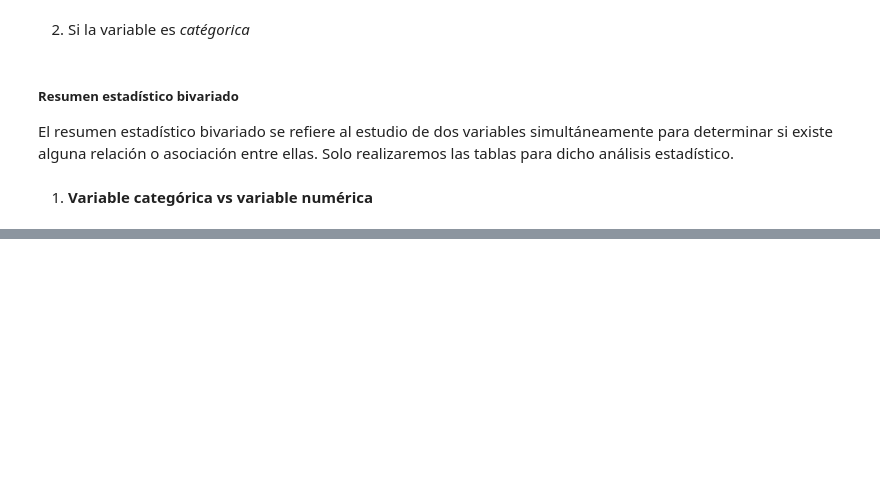
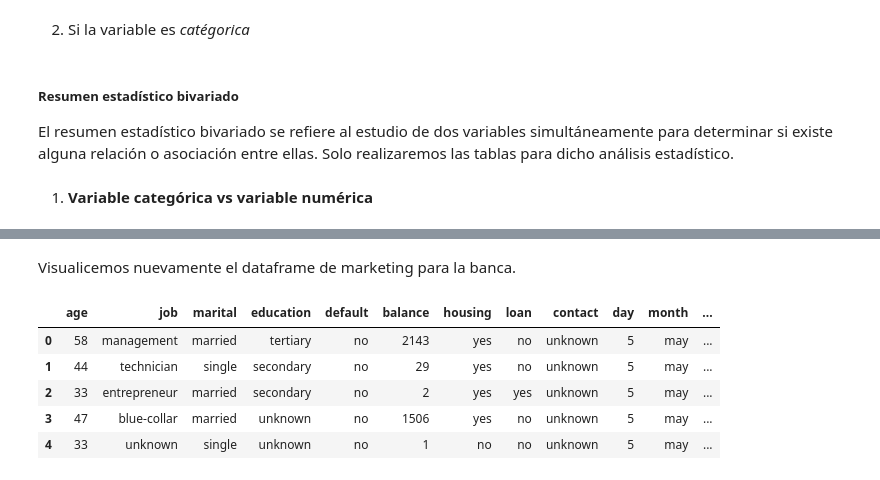
Before and after one commit to cdeoroaguado/jbook_ml202430, a Jupyter notebook: _sources/modulo_2.ipynb, the cells around one changed output, grey strips where cells are left out. Saved outputs shown, nothing was run; the diff lists cells and outputs as text; code cells hidden in the pictures; blank space fills up the shorter version.

```diff
--- a/_sources/modulo_2.ipynb
+++ b/_sources/modulo_2.ipynb
@@ -1467,0 +1536,12 @@ print(var_num_cat)
+# %% [markdown]
+Visualicemos nuevamente el dataframe de marketing para la banca.
+# %%
+# marco de datos
+df.head()
+# %% [output]
+|  | age | job | marital | education | default | balance | housing | loan | contact | day | month | ... |
+| 0 | 58 | management | married | tertiary | no | 2143 | yes | no | unknown | 5 | may | ... |
+| 1 | 44 | technician | single | secondary | no | 29 | yes | no | unknown | 5 | may | ... |
+| 2 | 33 | entrepreneur | married | secondary | no | 2 | yes | yes | unknown | 5 | may | ... |
+| 3 | 47 | blue-collar | married | unknown | no | 1506 | yes | no | unknown | 5 | may | ... |
+| 4 | 33 | unknown | single | unknown | no | 1 | no | no | unknown | 5 | may | ... |
```
Also changed, not shown: parts of 19 cells of this notebook, 4 other files.
